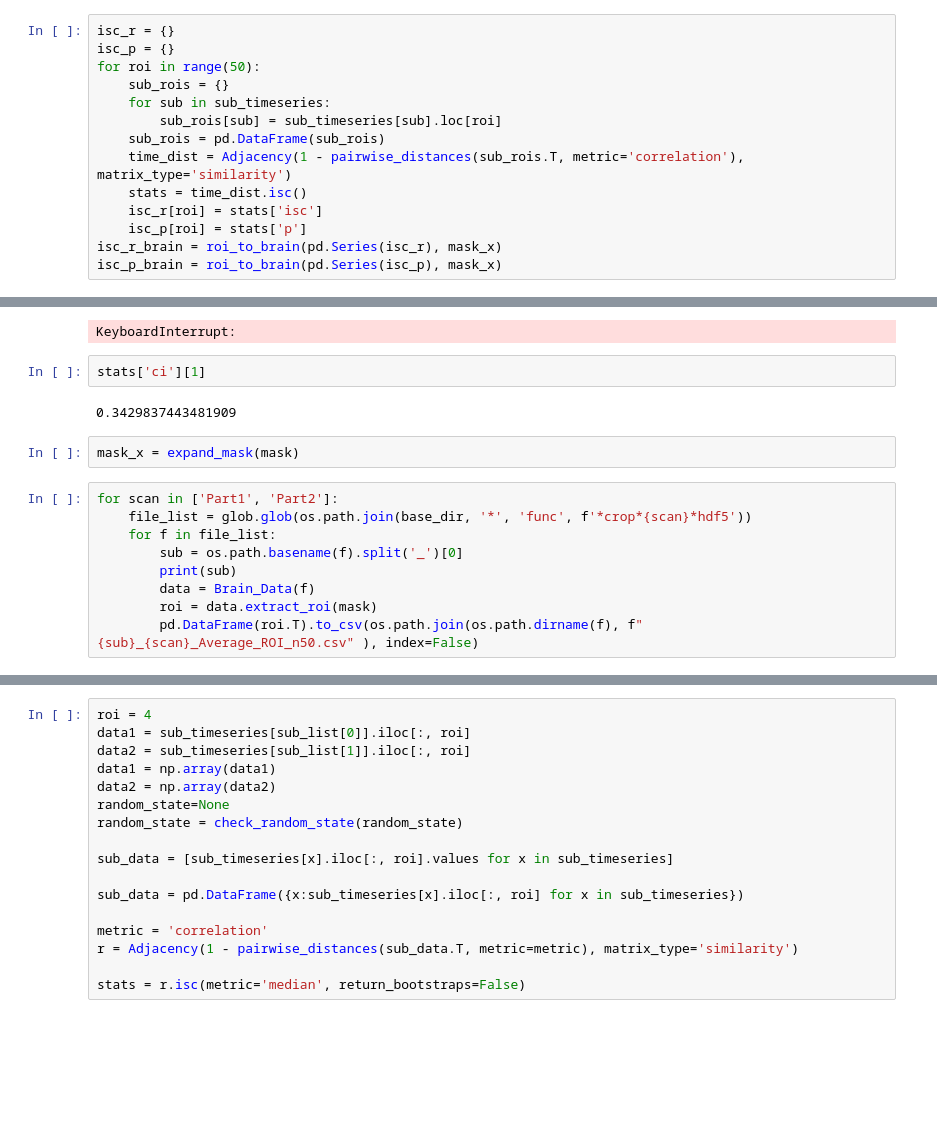
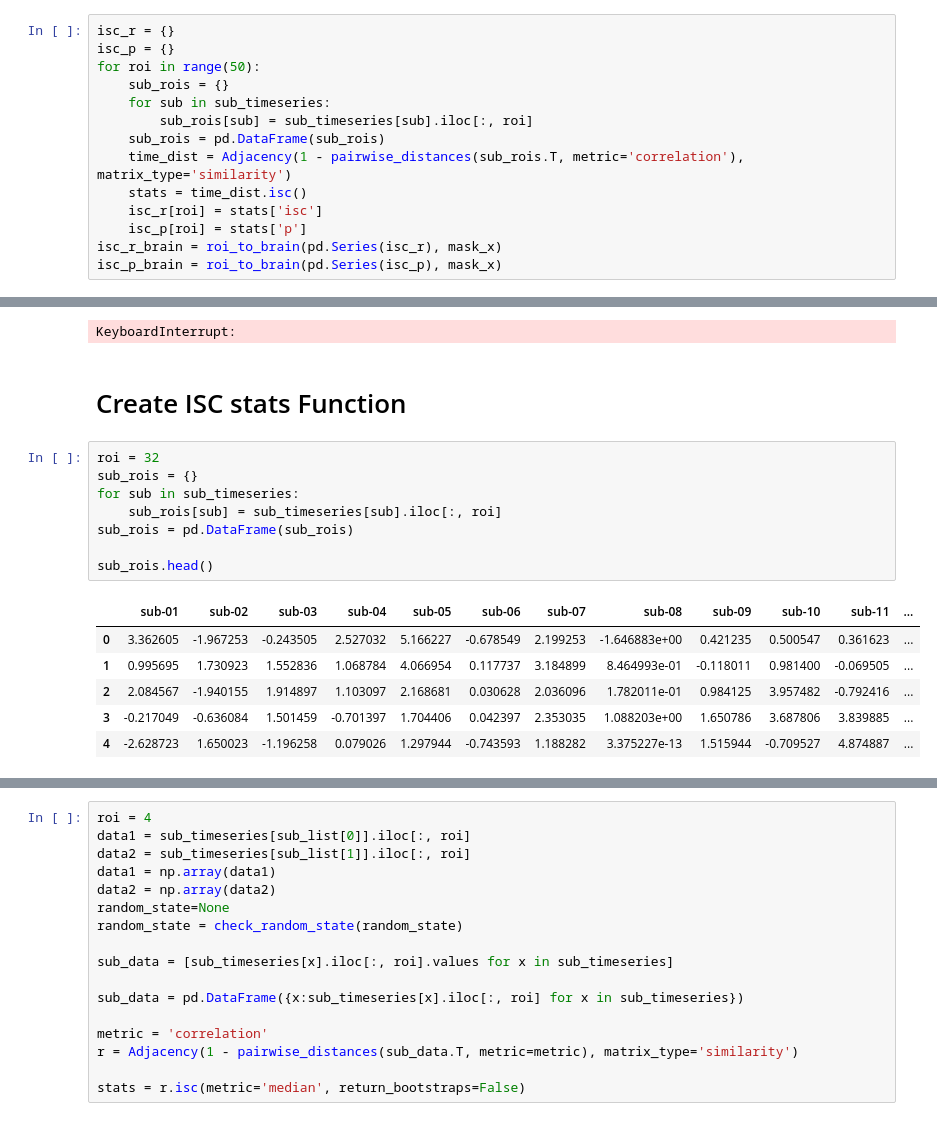
Before and after one commit to naturalistic-data-analysis/naturalistic_data_analysis, a Jupyter notebook: content/features/notebooks/Develop_ISC.ipynb, the cells around one changed output, grey strips where cells are left out. Cells and saved outputs as stored; diff of their text form; blank space fills up the shorter version.

```diff
--- a/content/features/notebooks/Develop_ISC.ipynb
+++ b/content/features/notebooks/Develop_ISC.ipynb
@@ -45,7 +45,7 @@ isc_p = {}
 for roi in range(50):
     sub_rois = {}
     for sub in sub_timeseries:
-        sub_rois[sub] = sub_timeseries[sub].loc[roi]
+        sub_rois[sub] = sub_timeseries[sub].iloc[:, roi]
     sub_rois = pd.DataFrame(sub_rois)
     time_dist = Adjacency(1 - pairwise_distances(sub_rois.T, metric='correlation'), matrix_type='similarity')
     stats = time_dist.isc()
@@ -169,18 +165,20 @@ isc_r_brain = roi_to_brain(pd.Series(isc_r), mask_x)
 isc_p_brain = roi_to_brain(pd.Series(isc_p), mask_x)
 # %% [output]
 KeyboardInterrupt:
-# %%
-stats['ci'][1]
-# %% [output]
-0.3429837443481909
-# %%
-mask_x = expand_mask(mask)
-# %%
-for scan in ['Part1', 'Part2']:
-    file_list = glob.glob(os.path.join(base_dir, '*', 'func', f'*crop*{scan}*hdf5'))
-    for f in file_list:
-        sub = os.path.basename(f).split('_')[0]
-        print(sub)
-        data = Brain_Data(f)
-        roi = data.extract_roi(mask)
-        pd.DataFrame(roi.T).to_csv(os.path.join(os.path.dirname(f), f"{sub}_{scan}_Average_ROI_n50.csv" ), index=False)
+# %% [markdown]
+# Create ISC stats Function
+# %%
+roi = 32
+sub_rois = {}
+for sub in sub_timeseries:
+    sub_rois[sub] = sub_timeseries[sub].iloc[:, roi]
+sub_rois = pd.DataFrame(sub_rois)
+
+sub_rois.head()
+# %% [output]
+|  | sub-01 | sub-02 | sub-03 | sub-04 | sub-05 | sub-06 | sub-07 | sub-08 | sub-09 | sub-10 | sub-11 | ... |
+| 0 | 3.362605 | -1.967253 | -0.243505 | 2.527032 | 5.166227 | -0.678549 | 2.199253 | -1.646883e+00 | 0.421235 | 0.500547 | 0.361623 | ... |
+| 1 | 0.995695 | 1.730923 | 1.552836 | 1.068784 | 4.066954 | 0.117737 | 3.184899 | 8.464993e-01 | -0.118011 | 0.981400 | -0.069505 | ... |
+| 2 | 2.084567 | -1.940155 | 1.914897 | 1.103097 | 2.168681 | 0.030628 | 2.036096 | 1.782011e-01 | 0.984125 | 3.957482 | -0.792416 | ... |
+| 3 | -0.217049 | -0.636084 | 1.501459 | -0.701397 | 1.704406 | 0.042397 | 2.353035 | 1.088203e+00 | 1.650786 | 3.687806 | 3.839885 | ... |
+| 4 | -2.628723 | 1.650023 | -1.196258 | 0.079026 | 1.297944 | -0.743593 | 1.188282 | 3.375227e-13 | 1.515944 | -0.709527 | 4.874887 | ... |
```
Also changed, not shown: parts of 10 cells of this notebook, 17 other files.
